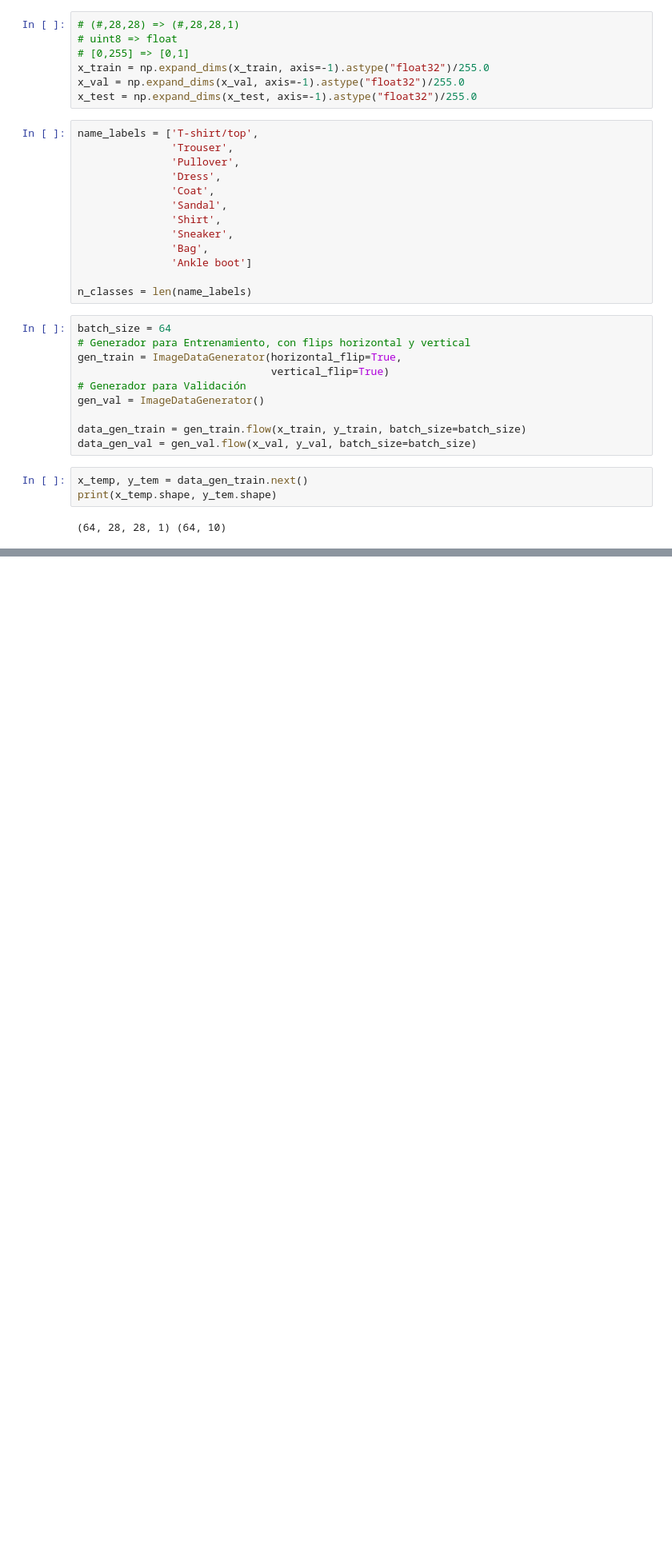
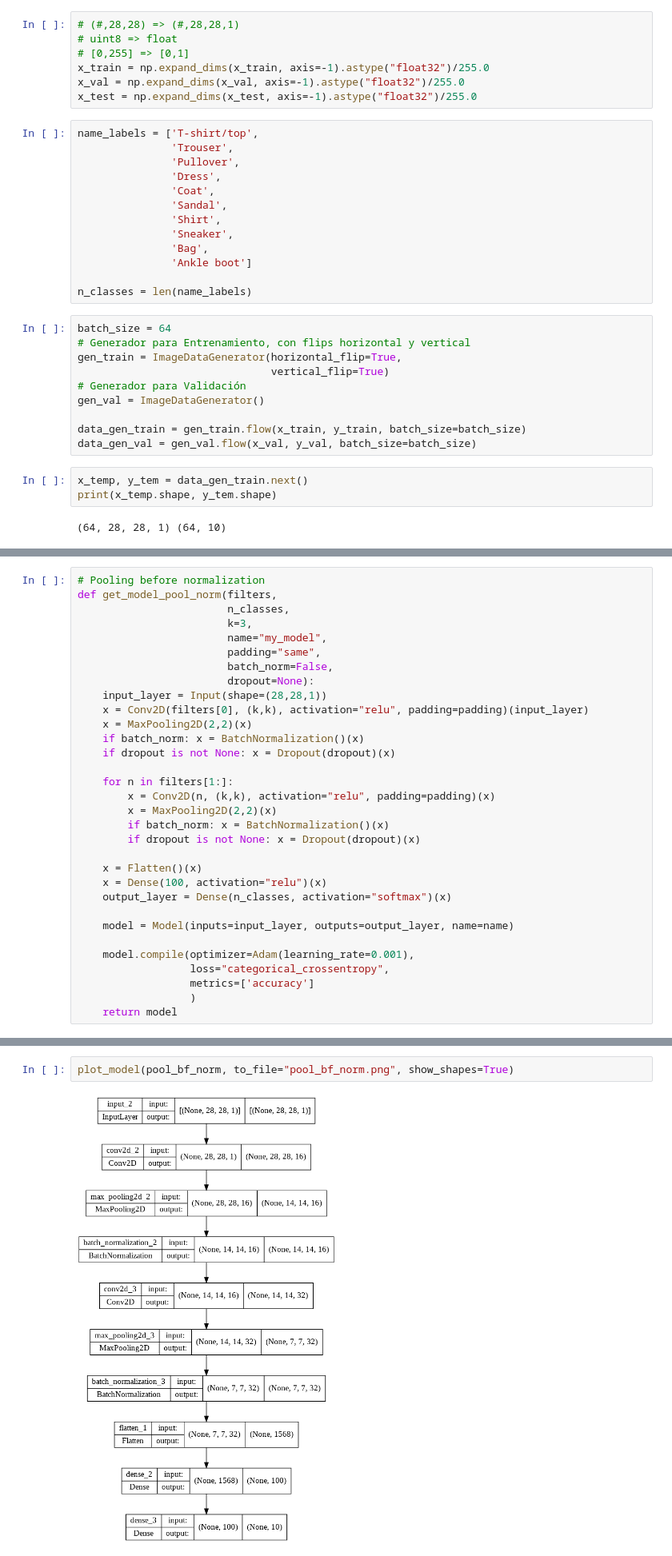
Before and after one commit to RodrigoGrijalba/DNN_HW_1, a Jupyter notebook: Tarea_1.ipynb, the cells around one changed output, grey strips where cells are left out. Shown at 80% size. Saved outputs shown, nothing was run; the diff lists cells and outputs as text; blank space fills up the shorter version.

```diff
--- a/Tarea_1.ipynb
+++ b/Tarea_1.ipynb
@@ -124,3 +113,35 @@ def get_model_funct(filters,
                   metrics=['accuracy']
                   )
     return model
+# %%
+# Pooling before normalization
+def get_model_pool_norm(filters,
+                        n_classes,
+                        k=3,
+                        name="my_model",
+                        padding="same",
+                        batch_norm=False,
+                        dropout=None):
+    input_layer = Input(shape=(28,28,1))
+    x = Conv2D(filters[0], (k,k), activation="relu", padding=padding)(input_layer)
+    x = MaxPooling2D(2,2)(x)
+    if batch_norm: x = BatchNormalization()(x)
+    if dropout is not None: x = Dropout(dropout)(x)
+
+    for n in filters[1:]:
+        x = Conv2D(n, (k,k), activation="relu", padding=padding)(x)
+        x = MaxPooling2D(2,2)(x)
+        if batch_norm: x = BatchNormalization()(x)
+        if dropout is not None: x = Dropout(dropout)(x)
+
+    x = Flatten()(x)
+    x = Dense(100, activation="relu")(x)
+    output_layer = Dense(n_classes, activation="softmax")(x)
+
+    model = Model(inputs=input_layer, outputs=output_layer, name=name)
+
+    model.compile(optimizer=Adam(learning_rate=0.001),
+                  loss="categorical_crossentropy",
+                  metrics=['accuracy']
+                  )
+    return model
@@ -126,0 +171,4 @@ def get_model_funct(filters,
+# %%
+plot_model(pool_bf_norm, to_file="pool_bf_norm.png", show_shapes=True)
+# %% [output]
+[figure, added]
```
Also changed, not shown: parts of 7 cells of this notebook, 2 other files.
